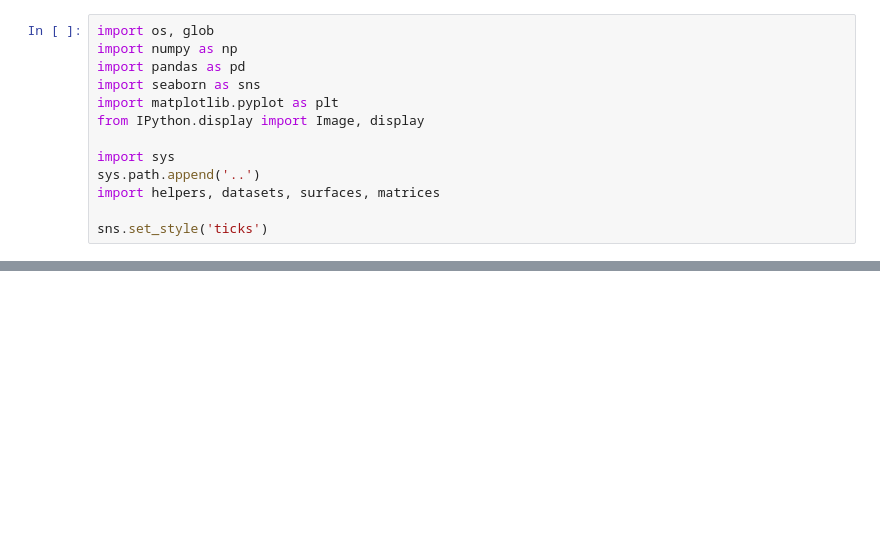
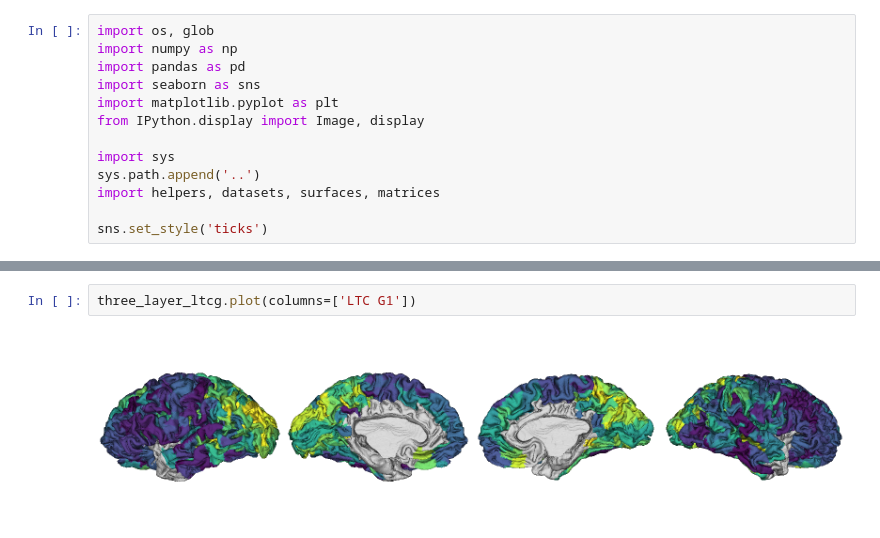
Before and after one commit to amnsbr/laminar_organization, a Jupyter notebook: code/figures/Fig_S06.ipynb, the cells around one changed output, grey strips where cells are left out. Saved outputs shown, nothing was run; the diff lists cells and outputs as text; blank space fills up the shorter version.

```diff
--- a/code/figures/Fig_S06.ipynb
+++ b/code/figures/Fig_S06.ipynb
@@ -46 +31,5 @@ helpers.plot_surface(helpers.deparcellate(ltcg_gd_reg_out.parcellated_data['LTC
+# %%
+three_layer_ltcg.plot(columns=['LTC G1'])
+# %% [output]
+[figure, added]
 # %%
```
Also changed, not shown: parts of 18 cells of this notebook, 2 other files.
